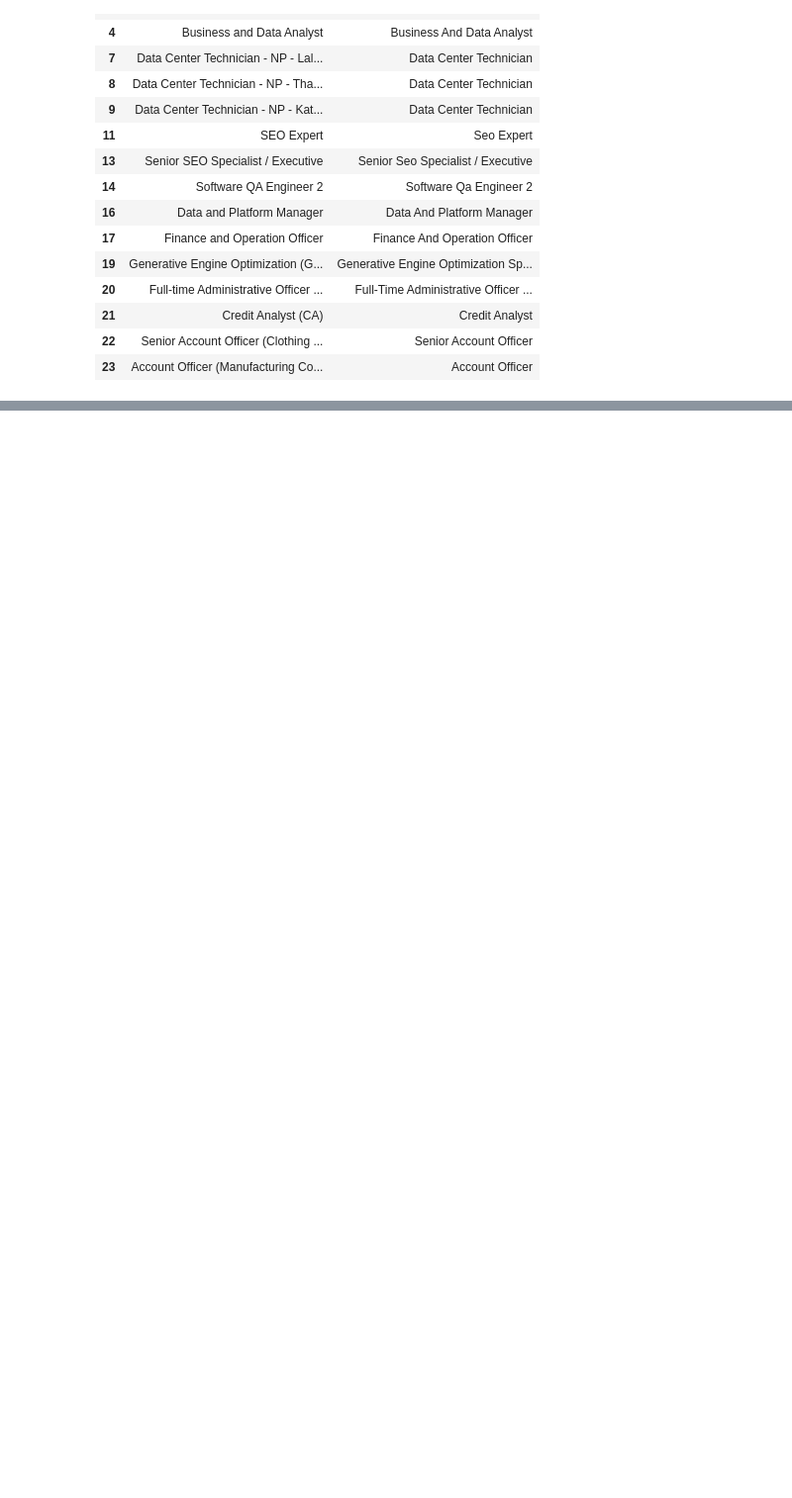
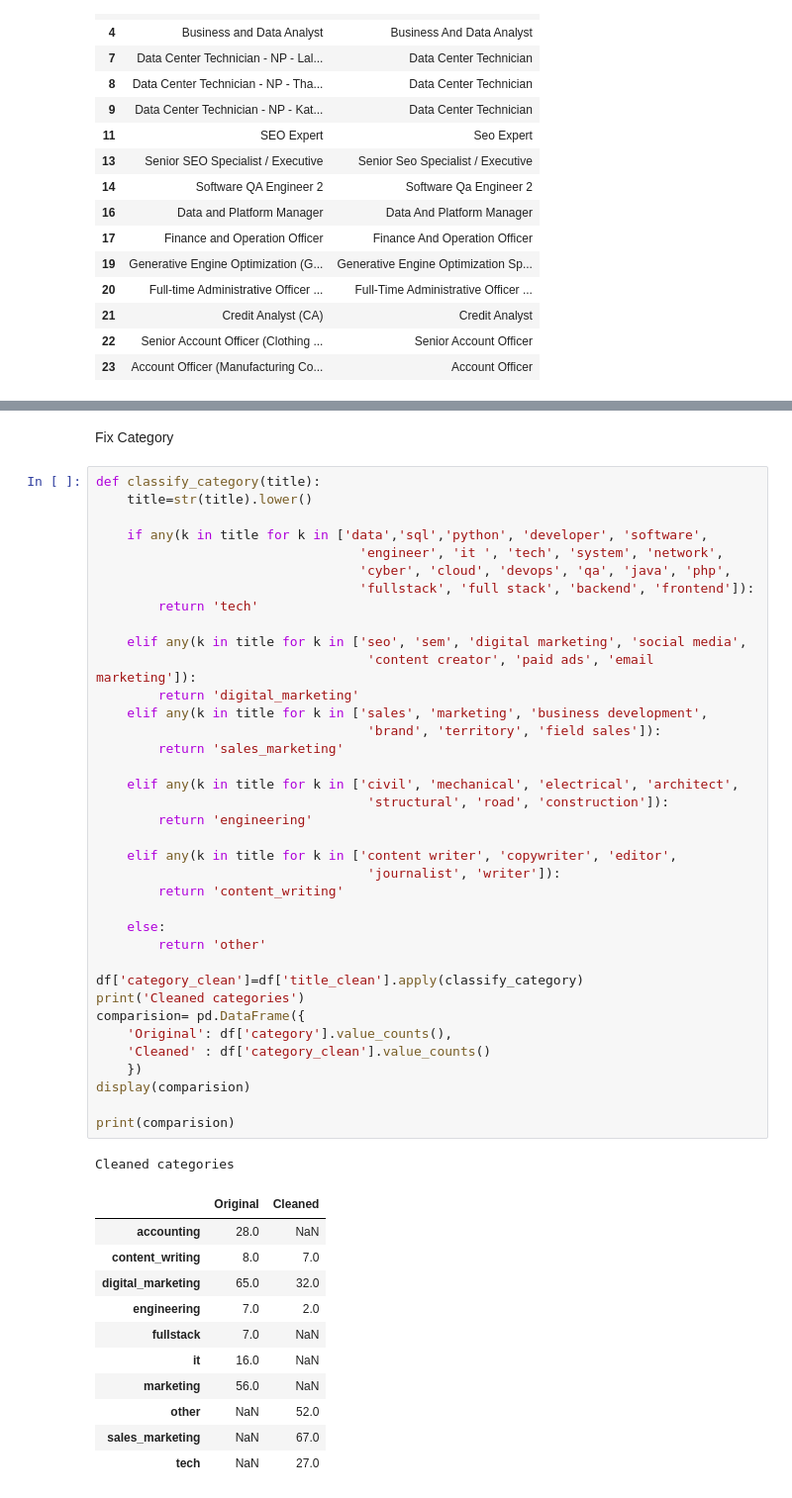
Before and after one commit to seli33/Job-Market-Analysis, a Jupyter notebook: etl/data_cleaning.ipynb, the cells around one changed output, grey strips where cells are left out. Shown at 99% size. Cells and saved outputs as stored; diff of their text form; blank space fills up the shorter version.

```diff
--- a/etl/data_cleaning.ipynb
+++ b/etl/data_cleaning.ipynb
@@ -137,0 +256,52 @@ Titles cleaned: 65
+# %% [markdown]
+Fix Category
+# %%
+def classify_category(title):
+    title=str(title).lower()
+
+    if any(k in title for k in ['data','sql','python', 'developer', 'software',
+                                  'engineer', 'it ', 'tech', 'system', 'network',
+                                  'cyber', 'cloud', 'devops', 'qa', 'java', 'php',
+                                  'fullstack', 'full stack', 'backend', 'frontend']):
+        return 'tech'
+
+    elif any(k in title for k in ['seo', 'sem', 'digital marketing', 'social media',
+                                   'content creator', 'paid ads', 'email marketing']):
+        return 'digital_marketing'
+    elif any(k in title for k in ['sales', 'marketing', 'business development',
+                                   'brand', 'territory', 'field sales']):
+        return 'sales_marketing'
+
+    elif any(k in title for k in ['civil', 'mechanical', 'electrical', 'architect',
+                                   'structural', 'road', 'construction']):
+        return 'engineering'
+
+    elif any(k in title for k in ['content writer', 'copywriter', 'editor',
+                                   'journalist', 'writer']):
+        return 'content_writing'
+
+    else:
+        return 'other'
+
+df['category_clean']=df['title_clean'].apply(classify_category)
+print('Cleaned categories')
+comparision= pd.DataFrame({
+    'Original': df['category'].value_counts(),
+    'Cleaned' : df['category_clean'].value_counts()
+    })
+display(comparision)
+
+print(comparision)
+# %% [output]
+Cleaned categories
+|  | Original | Cleaned |
+| accounting | 28.0 | NaN |
+| content_writing | 8.0 | 7.0 |
+| digital_marketing | 65.0 | 32.0 |
+| engineering | 7.0 | 2.0 |
+| fullstack | 7.0 | NaN |
+| it | 16.0 | NaN |
+| marketing | 56.0 | NaN |
+| other | NaN | 52.0 |
+| sales_marketing | NaN | 67.0 |
+| tech | NaN | 27.0 |
```
Also changed, not shown: parts of 14 cells of this notebook.
